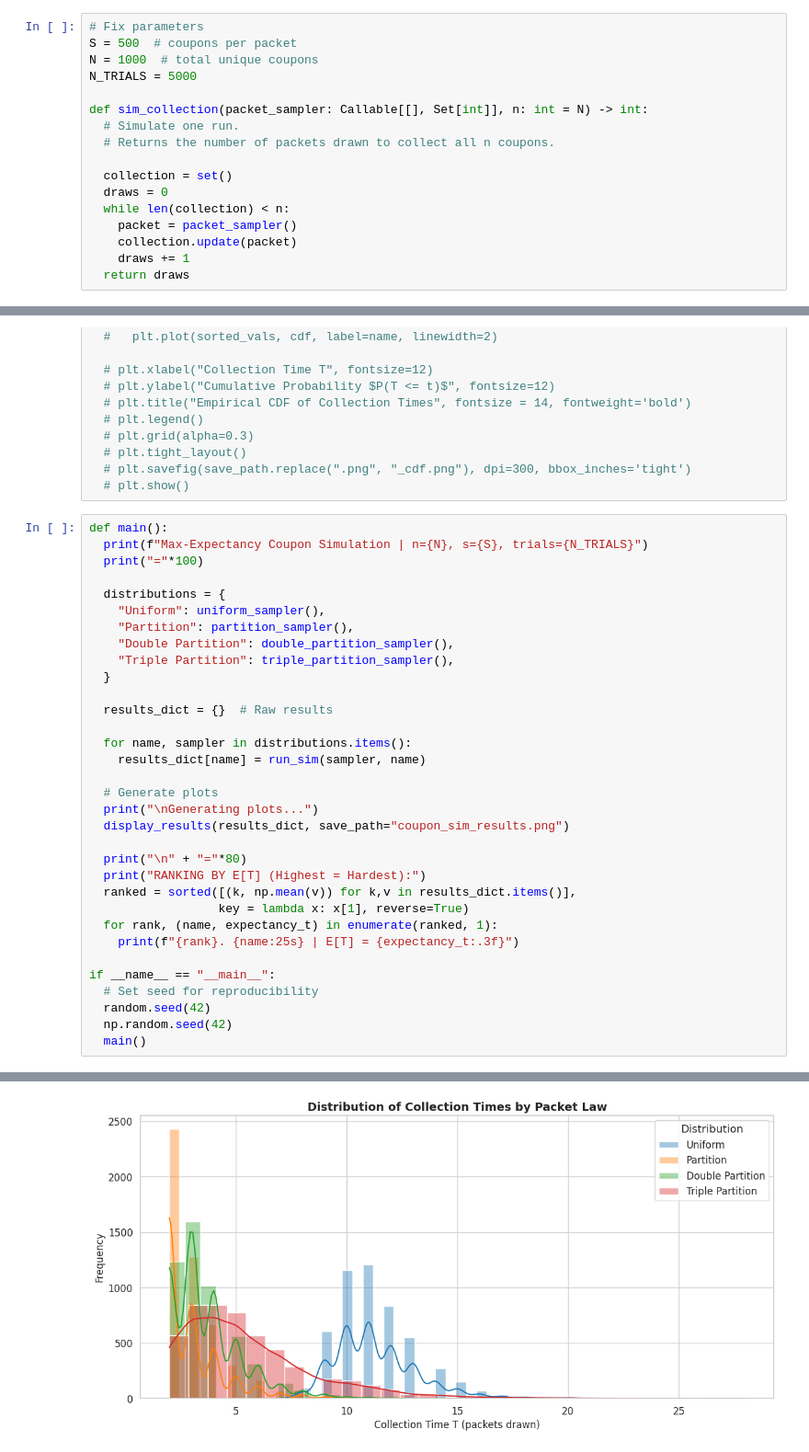
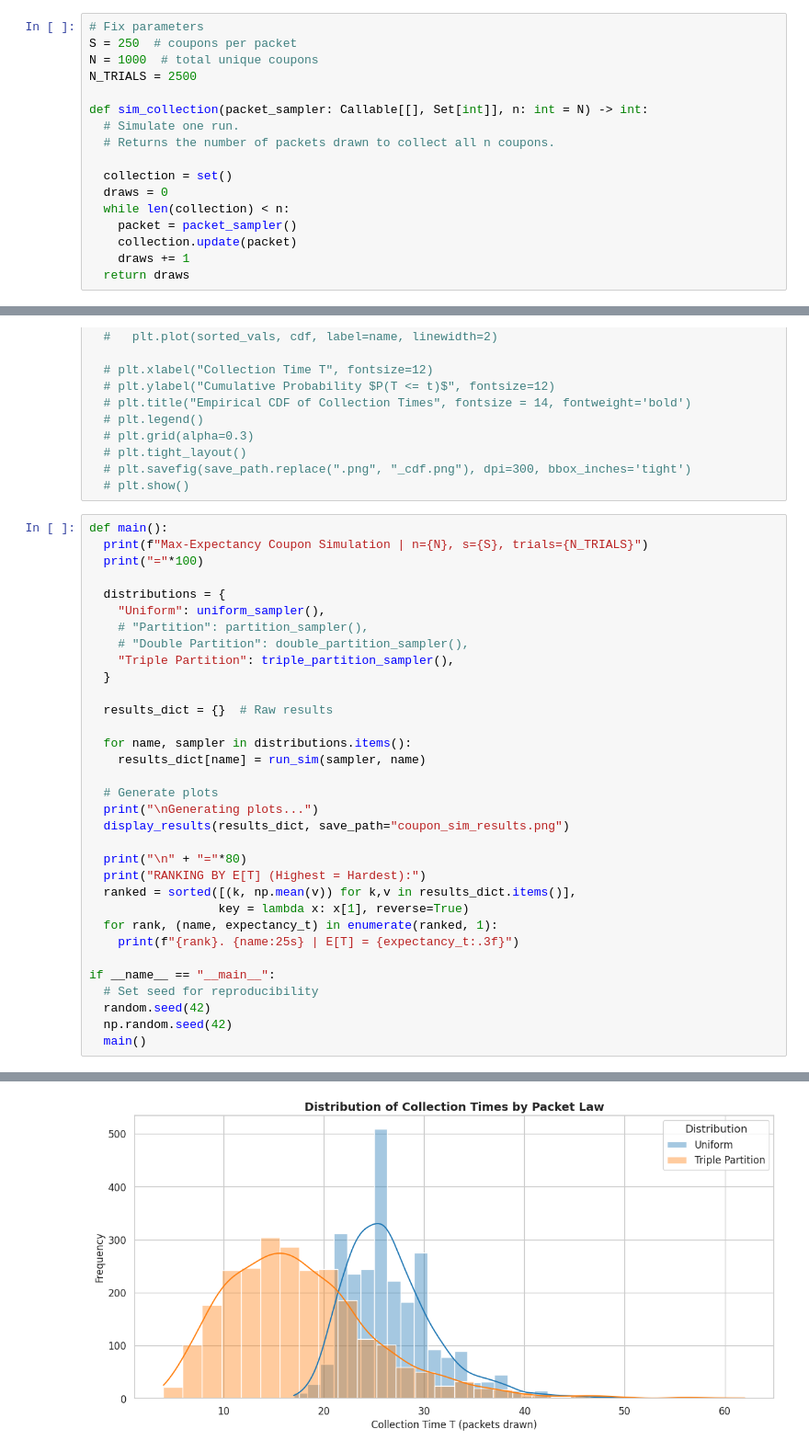
Before and after one commit to dragiev1/Max-Expectancy-Simulation, a Jupyter notebook: simulation.ipynb, the cells around one changed output, grey strips where cells are left out. Shown at 92% size. Saved outputs shown, nothing was run; the diff lists cells and outputs as text.

```diff
--- a/simulation.ipynb
+++ b/simulation.ipynb
@@ -12,9 +12,9 @@ import pandas as pd
 Goal: Find which packet distribution (law) maximizes $\mathbb{E}[T]$ subject to fairness condition
 # %%
 # Fix parameters
-S = 500  # coupons per packet
+S = 250  # coupons per packet
 N = 1000  # total unique coupons
-N_TRIALS = 5000
+N_TRIALS = 2500
 
 def sim_collection(packet_sampler: Callable[[], Set[int]], n: int = N) -> int:
   # Simulate one run.
@@ -241,8 +241,8 @@ def main():
 
   distributions = {
     "Uniform": uniform_sampler(),
-    "Partition": partition_sampler(),
-    "Double Partition": double_partition_sampler(),
+    # "Partition": partition_sampler(),
+    # "Double Partition": double_partition_sampler(),
     "Triple Partition": triple_partition_sampler(),
   }
 
@@ -281,5 +277,5 @@ Triple Partition               | E[T] =  5.458 ± 0.042 | std =  2.964 | median
 
 Generating plots...
-[figure, old version]
+[figure, new version]
 ================================================================================
 RANKING BY E[T] (Highest = Hardest):
```
Also changed, not shown: parts of 1 cell of this notebook, 1 other file.
